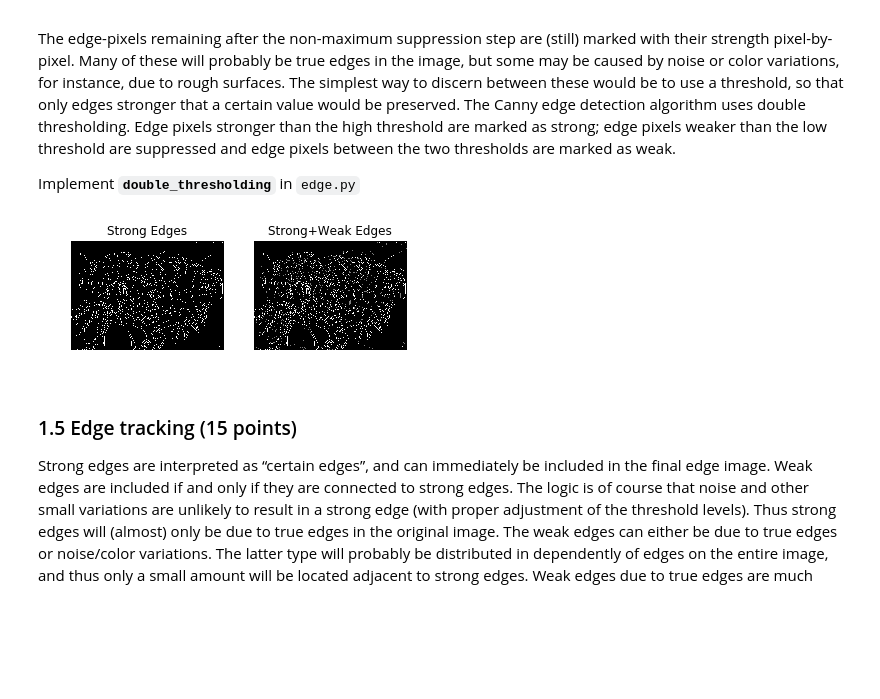
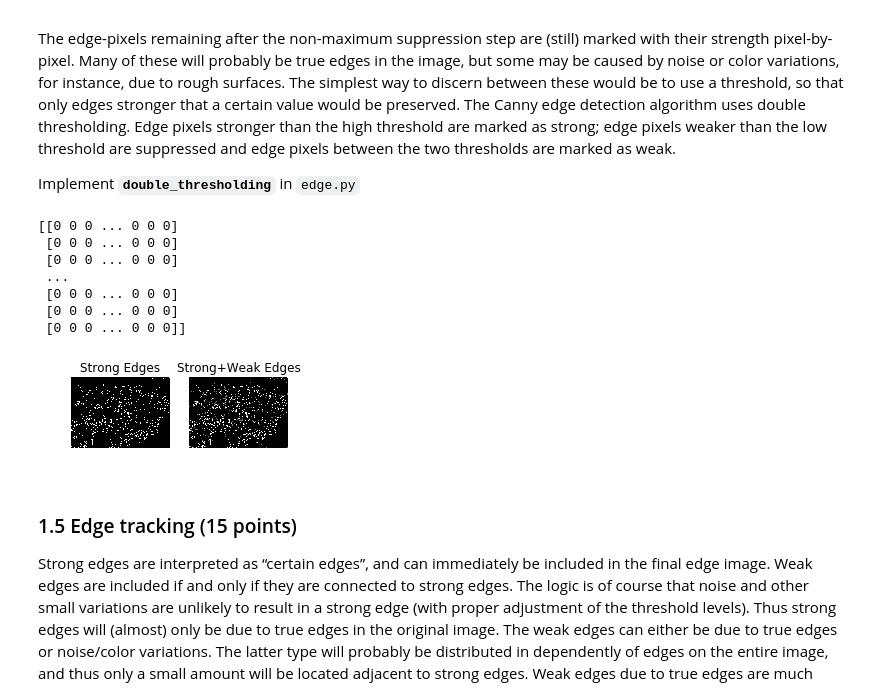
Before and after one commit to Crescent-Saturn/CS131_release, a Jupyter notebook: hw2_release/hw2.ipynb, the cells around one changed output. Saved outputs shown, nothing was run; the diff lists cells and outputs as text; code cells hidden in the pictures; blank space fills up the shorter version.

Commit message:
fix & pb [astype(int)]

```diff
--- a/hw2_release/hw2.ipynb
+++ b/hw2_release/hw2.ipynb
@@ -266,27 +263,39 @@ Implement **`double_thresholding`** in `edge.py`
 # %%
 from edge import double_thresholding
 
 low_threshold = 0.02
 high_threshold = 0.03
 
 strong_edges, weak_edges = double_thresholding(nms, high_threshold, low_threshold)
-#assert(np.sum(strong_edges & weak_edges) == 0)
+assert(np.sum(strong_edges.astype(int) & weak_edges.astype(int)) == 0)
 
 edges=strong_edges * 1.0 + weak_edges * 0.5
 
-plt.subplot(1,2,1)
+plt.subplot(1,3,1)
 plt.imshow(strong_edges)
 plt.title('Strong Edges')
 plt.axis('off')
 
-plt.subplot(1,2,2)
+plt.subplot(1,3,2)
 plt.imshow(edges)
 plt.title('Strong+Weak Edges')
 plt.axis('off')
 
+#plt.subplot(1,3,3)
+#plt.imshow(strong_edges&weak_edges))
+#plt.title('Strong-Weak Edges')
+#plt.axis('off')
+
 plt.show()
 # %% [output]
+[[0 0 0 ... 0 0 0]
+ [0 0 0 ... 0 0 0]
+ [0 0 0 ... 0 0 0]
+ ...
+ [0 0 0 ... 0 0 0]
+ [0 0 0 ... 0 0 0]
+ [0 0 0 ... 0 0 0]]
-[figure, old version]
+[figure, new version]
 # %% [markdown]
 ### 1.5 Edge tracking (15 points)
 
```
Also changed, not shown: parts of 6 cells of this notebook, 1 other file.
